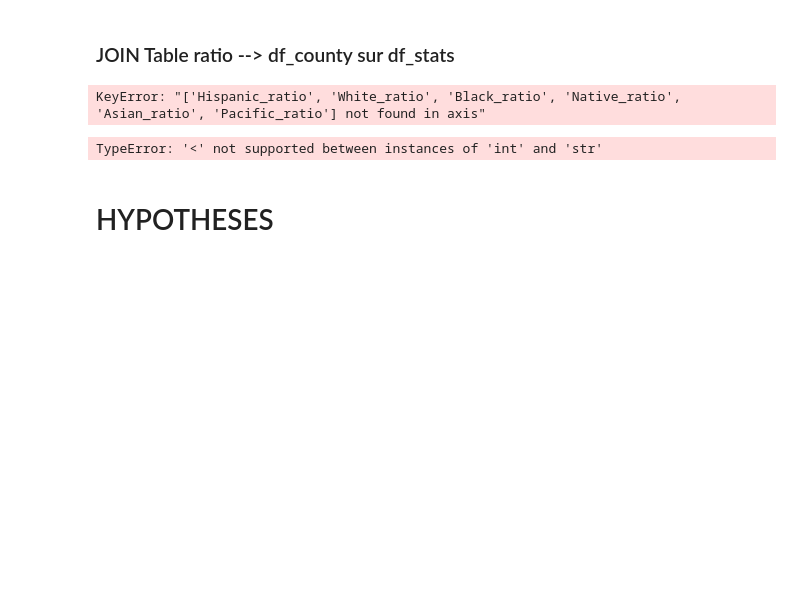
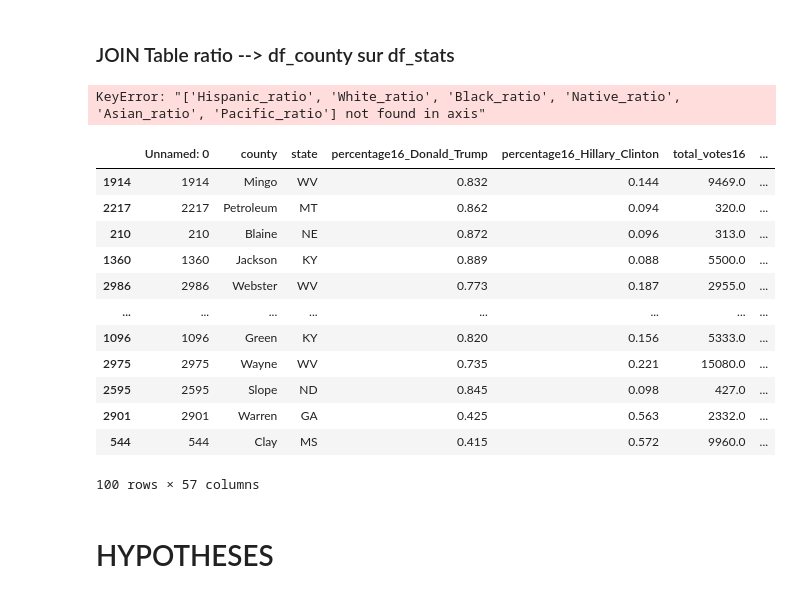
Before and after one commit to XDEBUF/covid_social_poll, a Jupyter notebook: covid inference.ipynb, the cells around one changed output. Saved outputs shown, nothing was run; the diff lists cells and outputs as text; code cells hidden in the pictures; blank space fills up the shorter version.

```diff
--- a/covid inference.ipynb
+++ b/covid inference.ipynb
@@ -230,10 +231,22 @@ KeyError: "['Hispanic_ratio', 'White_ratio', 'Black_ratio', 'Native_ratio', 'Asi
 # %%
 df_stats = pd.concat([df_county,df_ratio], axis=1, join='inner')
 # %%
-df_stats['Hispanic_ratio'].sort_values()
-df_stats.head(10)
+df_stats=df_stats.sort_values('Hispanic')
+df_stats.head(100)
 # %% [output]
+|  | Unnamed: 0 | county | state | percentage16_Donald_Trump | percentage16_Hillary_Clinton | total_votes16 | ... |
+| 1914 | 1914 | Mingo | WV | 0.832 | 0.144 | 9469.0 | ... |
+| 2217 | 2217 | Petroleum | MT | 0.862 | 0.094 | 320.0 | ... |
+| 210 | 210 | Blaine | NE | 0.872 | 0.096 | 313.0 | ... |
+| 1360 | 1360 | Jackson | KY | 0.889 | 0.088 | 5500.0 | ... |
+| 2986 | 2986 | Webster | WV | 0.773 | 0.187 | 2955.0 | ... |
+| ... | ... | ... | ... | ... | ... | ... | ... |
+| 1096 | 1096 | Green | KY | 0.820 | 0.156 | 5333.0 | ... |
+| 2975 | 2975 | Wayne | WV | 0.735 | 0.221 | 15080.0 | ... |
+| 2595 | 2595 | Slope | ND | 0.845 | 0.098 | 427.0 | ... |
+| 2901 | 2901 | Warren | GA | 0.425 | 0.563 | 2332.0 | ... |
+| 544 | 544 | Clay | MS | 0.415 | 0.572 | 9960.0 | ... |
-TypeError: '<' not supported between instances of 'int' and 'str'
+100 rows × 57 columns
 # %% [markdown]
 # HYPOTHESES
 # %% [markdown]
```
Also changed, not shown: parts of 4 cells of this notebook.
